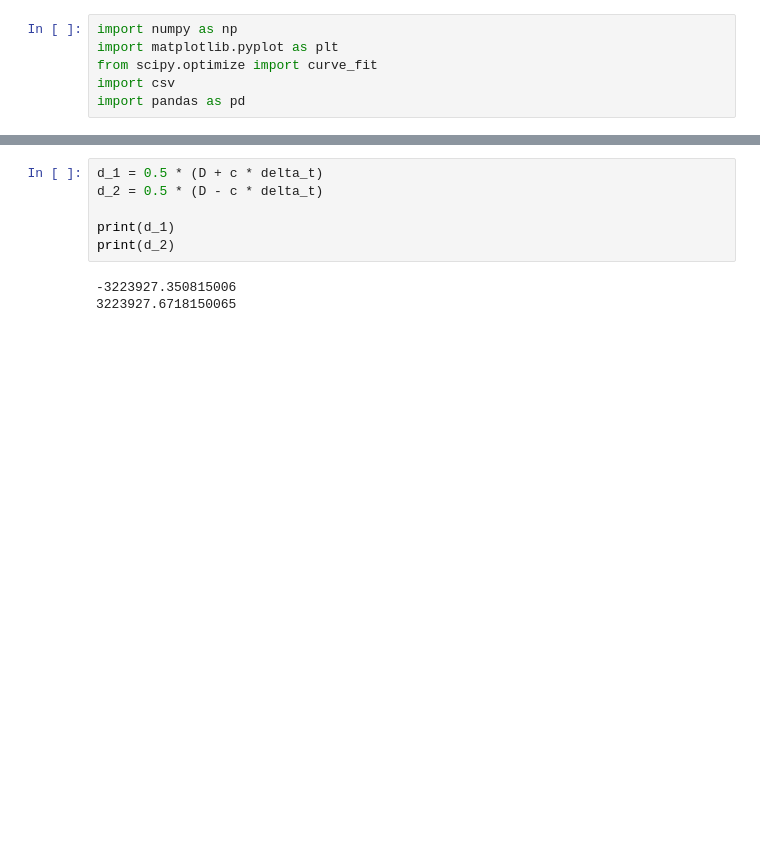
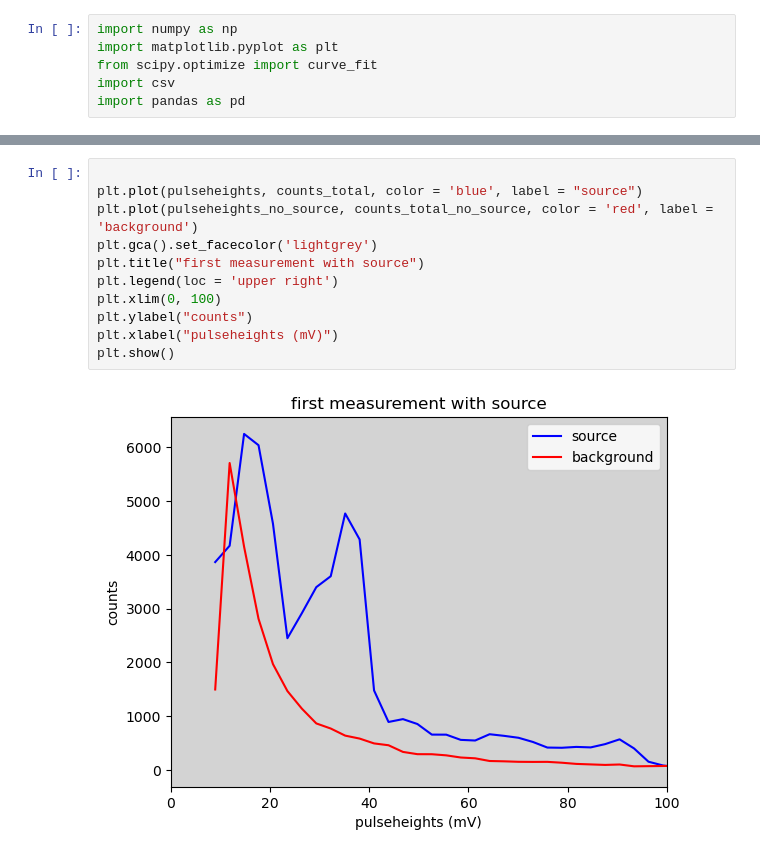
Before and after one commit to jrc-rodriguez/particle_physics, a Jupyter notebook: particle_physics.ipynb, the cells around one changed output, grey strips where cells are left out. Cells and saved outputs as stored; diff of their text form; blank space fills up the shorter version.

```diff
--- a/particle_physics.ipynb
+++ b/particle_physics.ipynb
@@ -67,9 +71,13 @@ print(delta_t)
-# %%
-d_1 = 0.5 * (D + c * delta_t)
-d_2 = 0.5 * (D - c * delta_t)
-
-print(d_1)
-print(d_2)
-# %% [output]
--3223927.350815006
-3223927.6718150065
+# %%
+
+plt.plot(pulseheights, counts_total, color = 'blue', label = "source")
+plt.plot(pulseheights_no_source, counts_total_no_source, color = 'red', label = 'background')
+plt.gca().set_facecolor('lightgrey')
+plt.title("first measurement with source")
+plt.legend(loc = 'upper right')
+plt.xlim(0, 100)
+plt.ylabel("counts")
+plt.xlabel("pulseheights (mV)")
+plt.show()
+# %% [output]
+[figure, added]
```
Also changed, not shown: parts of 12 cells of this notebook, 4 other files.
